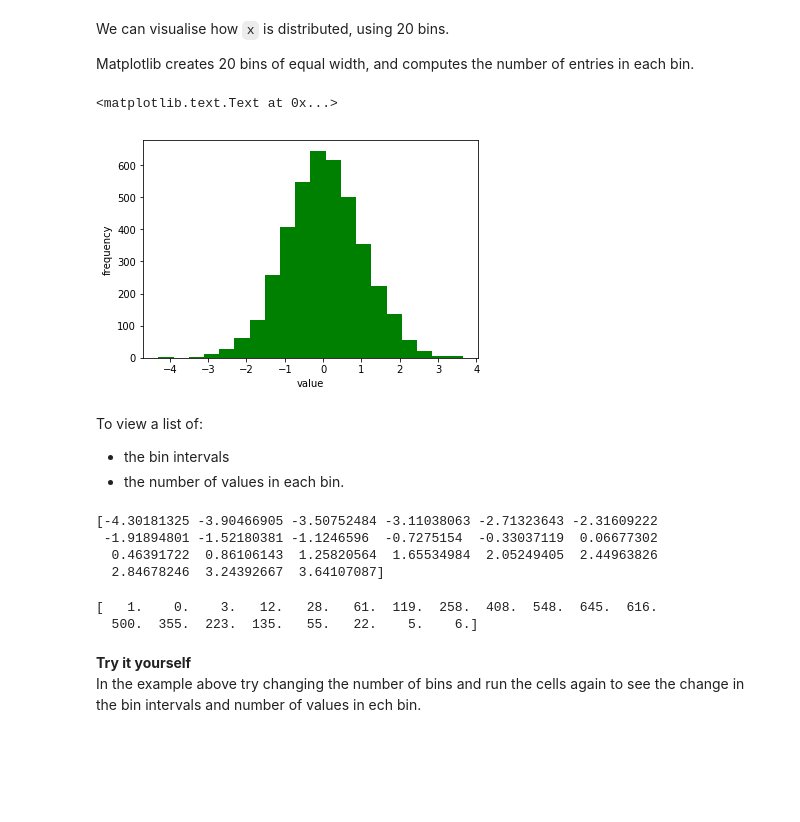
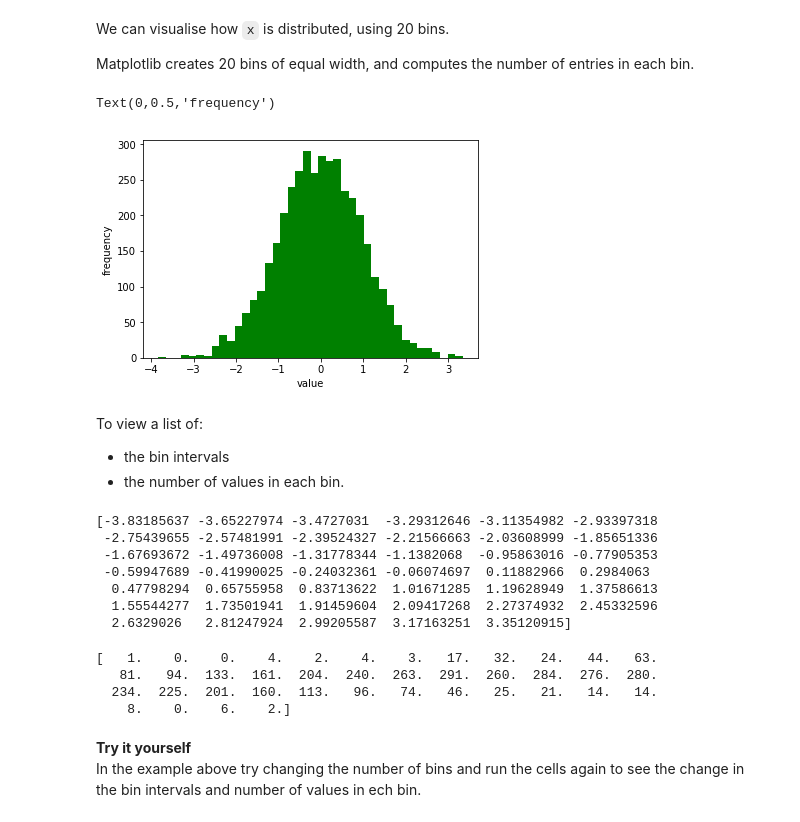
Before and after one commit to AyTanase/ILAS-, a Jupyter notebook: 8_Plotting.ipynb, the cells around one changed output. Cells and saved outputs as stored; diff of their text form; code cells hidden in the pictures; blank space fills up the shorter version.

```diff
--- a/8_Plotting.ipynb
+++ b/8_Plotting.ipynb
@@ -318,14 +329,14 @@ We can visualise how `x` is distributed, using 20 bins.
 Matplotlib creates 20 bins of equal width, and computes the number of entries in each bin.
 # %%
 # Produce histogram with 20 bins
-n, bins, patches = plt.hist(x, 20, facecolor='green');
+n, bins, patches = plt.hist(x, 40, facecolor='green');
 
 # Add label
 plt.xlabel('value')
 plt.ylabel('frequency')
 # %% [output]
-<matplotlib.text.Text at 0x...>
+Text(0,0.5,'frequency')
-[figure, old version]
+[figure, new version]
 # %% [markdown]
 To view a list of:
 - the bin intervals
@@ -333,15 +344,20 @@ To view a list of:
 # %%
 print(bins)
 # %% [output]
-[-4.30181325 -3.90466905 -3.50752484 -3.11038063 -2.71323643 -2.31609222
- -1.91894801 -1.52180381 -1.1246596  -0.7275154  -0.33037119  0.06677302
-  0.46391722  0.86106143  1.25820564  1.65534984  2.05249405  2.44963826
-  2.84678246  3.24392667  3.64107087]
+[-3.83185637 -3.65227974 -3.4727031  -3.29312646 -3.11354982 -2.93397318
+ -2.75439655 -2.57481991 -2.39524327 -2.21566663 -2.03608999 -1.85651336
+ -1.67693672 -1.49736008 -1.31778344 -1.1382068  -0.95863016 -0.77905353
+ -0.59947689 -0.41990025 -0.24032361 -0.06074697  0.11882966  0.2984063
+  0.47798294  0.65755958  0.83713622  1.01671285  1.19628949  1.37586613
+  1.55544277  1.73501941  1.91459604  2.09417268  2.27374932  2.45332596
+  2.6329026   2.81247924  2.99205587  3.17163251  3.35120915]
 # %%
 print(n)
 # %% [output]
-[   1.    0.    3.   12.   28.   61.  119.  258.  408.  548.  645.  616.
-  500.  355.  223.  135.   55.   22.    5.    6.]
+[   1.    0.    0.    4.    2.    4.    3.   17.   32.   24.   44.   63.
+   81.   94.  133.  161.  204.  240.  263.  291.  260.  284.  276.  280.
+  234.  225.  201.  160.  113.   96.   74.   46.   25.   21.   14.   14.
+    8.    0.    6.    2.]
 # %% [markdown]
 __Try it yourself__
 <br>In the example above try changing the number of bins and run the cells again to see the change in the bin intervals and number of values in ech bin.
```
Also changed, not shown: parts of 22 cells of this notebook, 1 other file.
